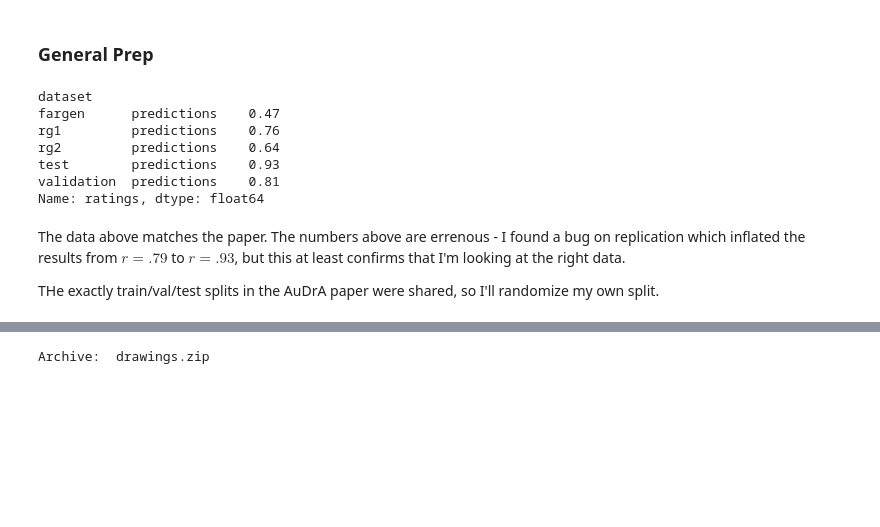
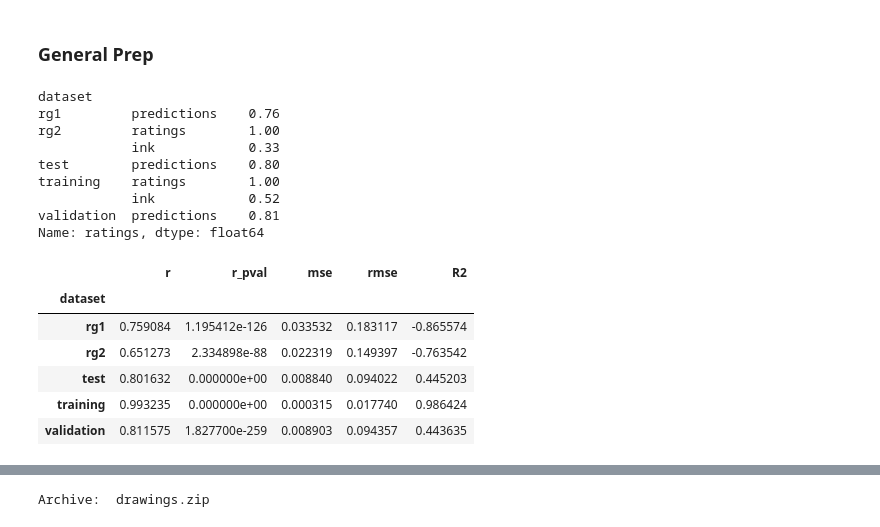
Before and after one commit to massivetexts/motes-figural, a Jupyter notebook: notebooks/training/HF_image_classification_audra.ipynb, the cells around one changed output, grey strips where cells are left out. Cells and saved outputs as stored; diff of their text form; code cells hidden in the pictures; blank space fills up the shorter version.

```diff
--- a/notebooks/training/HF_image_classification_audra.ipynb
+++ b/notebooks/training/HF_image_classification_audra.ipynb
@@ -58,21 +58,44 @@ data_dir = Path('/content/drive/MyDrive/data/others/audra')
 # %%
 # doublecheck that this is the analysis data
 collector = []
-for csvfile in (data_dir / 'Analysis').glob('*csv'):
-    x = pd.read_csv(csvfile)
+for csvfile in (data_dir / 'Analysis').glob('*_revised.csv'):
+    if 'rg' in csvfile.stem:
+        x = pd.read_csv(csvfile, index_col=0)
+        for col in ['ratings', 'predictions','ink']:
+            x[col] = x[col].apply(lambda x: json.loads(x)[0])
+    else:
+        x = pd.read_csv(csvfile)
     x['dataset'] = csvfile.stem.split('_')[0]
     collector.append(x)
 analysis_data = pd.concat(collector)
-analysis_data.groupby('dataset').corr().iloc[1::2, 0].round(2)
+analysis_data.groupby('dataset').corr(numeric_only=True).iloc[1::2, 0].round(2)
 # %% [output]
 dataset
-fargen      predictions    0.47
 rg1         predictions    0.76
-rg2         predictions    0.64
-test        predictions    0.93
+rg2         ratings        1.00
+            ink            0.33
+test        predictions    0.80
+training    ratings        1.00
+            ink            0.52
 validation  predictions    0.81
 Name: ratings, dtype: float64
-# %% [markdown]
-The data above matches the paper. The numbers above are errenous - I found a bug on replication which inflated the results from $r=.79$ to $r=.93$, but this at least confirms that I'm looking at the right data.
-
-THe exactly train/val/test splits in the AuDrA paper were shared, so I'll randomize my own split.
+# %%
+def calc_metrics(df, truth_col, pred_col):
+    """Calculate PearsonR, MSE, RMSE, R^2 for a given dataset."""
+    truth = df[truth_col]
+    pred = df[pred_col]
+    pearsonr_corr, pval = pearsonr(truth, pred)
+    mse = mean_squared_error(truth, pred)
+    rmse = np.sqrt(mse)
+    r2 = r2_score(truth, pred)
+    return pd.Series({'r':pearsonr_corr, 'r_pval':pval, 'mse':mse, 'rmse':rmse, 'R2': r2})
+
+analysis_data.groupby('dataset').apply(lambda x: calc_metrics(x, 'predictions', 'ratings'))
+# %% [output]
+|  | r | r_pval | mse | rmse | R2 |
+| dataset |  |  |  |  |  |
+| rg1 | 0.759084 | 1.195412e-126 | 0.033532 | 0.183117 | -0.865574 |
+| rg2 | 0.651273 | 2.334898e-88 | 0.022319 | 0.149397 | -0.763542 |
+| test | 0.801632 | 0.000000e+00 | 0.008840 | 0.094022 | 0.445203 |
+| training | 0.993235 | 0.000000e+00 | 0.000315 | 0.017740 | 0.986424 |
+| validation | 0.811575 | 1.827700e-259 | 0.008903 | 0.094357 | 0.443635 |
```
Also changed, not shown: parts of 19 cells of this notebook, 4 other files.
